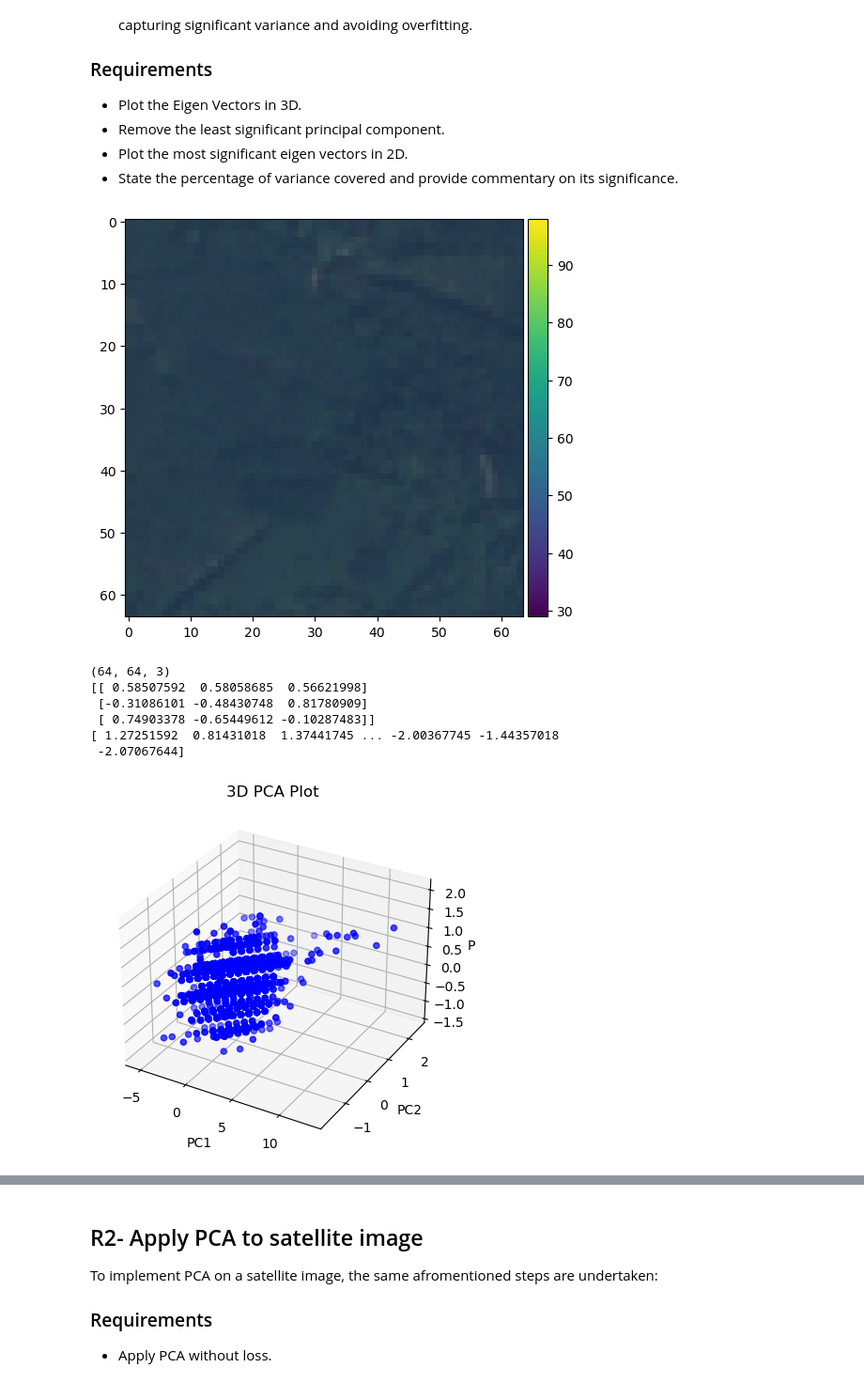
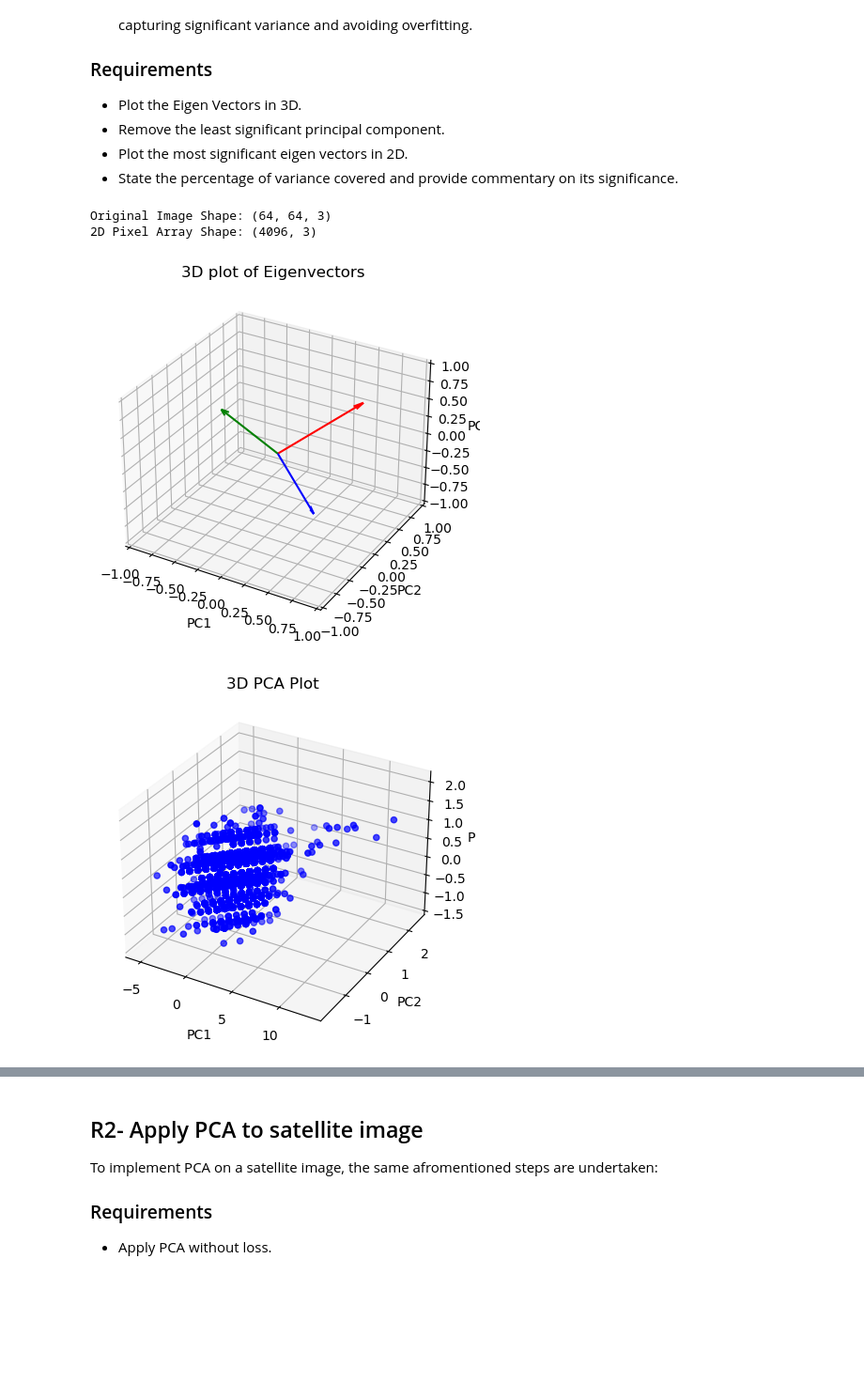
Before and after one commit to yasmineghanem/Satellite-Imaging, a Jupyter notebook: Lab2 - Image Transform/Image Transforms.ipynb, the cells around one changed output, grey strips where cells are left out. Shown at 94% size. Saved outputs shown, nothing was run; the diff lists cells and outputs as text; code cells hidden in the pictures; blank space fills up the shorter version.

```diff
--- a/Lab2 - Image Transform/Image Transforms.ipynb
+++ b/Lab2 - Image Transform/Image Transforms.ipynb
@@ -73,20 +75,17 @@ To implement PCA on an RGB image, the following steps are undertaken:
 
 # TODO: Load the JPG image "Forest_1.jpg"
 forest_image = io.imread('Forest_1.jpg')
-io.imshow(forest_image)
-io.show()
+print("Original Image Shape:", forest_image.shape)
 
 # TODO: Convert the image to a 2D array of pixel values
-print(forest_image.shape)
 height, width, channels = forest_image.shape
 pixel_array = forest_image.reshape((height * width, channels))
-# print(pixel_array)
+print("2D Pixel Array Shape:",pixel_array.shape)
 
 # TODO: Scale the data to have zero mean and unit variance along each feature axis.
 scaler = StandardScaler()
 scaler.fit(pixel_array)
 scaled_pixel_array = scaler.transform(pixel_array)
-# print(scaled_pixel_array)
 
 # TODO: Perform PCA with 3 components
 pca = PCA(n_components=3)
@@ -95,45 +94,80 @@ pca_pixel_array = pca.transform(scaled_pixel_array)
 
 # TODO: Screen plot of the eigen vectors
 eigen_vectors = pca.components_
-print(eigen_vectors)
+eigen_values = pca.explained_variance_
+eigent_values_rarios = pca.explained_variance_ratio_
+
+# Plotting
+fig = plt.figure()
+ax = fig.add_subplot(111, projection='3d')
+
+# Plot eigenvectors in 3D
+origin = [0, 0, 0]
+ax.quiver(*origin, *eigen_vectors[0], length=1, color='r', arrow_length_ratio=0.1)
+ax.quiver(*origin, *eigen_vectors[1], length=1, color='g', arrow_length_ratio=0.1)
+ax.quiver(*origin, *eigen_vectors[2], length=1, color='b', arrow_length_ratio=0.1)
+
+# Set plot limits
+ax.set_xlim([-1, 1])
+ax.set_ylim([-1, 1])
+ax.set_zlim([-1, 1])
+
+# Set labels
+ax.set_xlabel('PC1')
+ax.set_ylabel('PC2')
+ax.set_zlabel('PC3')
+
+
+# Projection of the most significant eigen vectors on the 2D plane
+# ax.view_init(-90,0)
+
+# Show plot
+plt.title('3D plot of Eigenvectors')
+plt.show()
+
+# Plot the PCA transformed data in 3D
 fig = plt.figure()
 ax = fig.add_subplot(111, projection='3d')
 
 # Extract the three principal components
 pc1 = pca_pixel_array[:, 0]
 pc2 = pca_pixel_array[:, 1]
 pc3 = pca_pixel_array[:, 2]
-print(pc1)
 
-# Plot the transformed data in 3D with different colors for each PC
 ax.scatter(pc1, pc2, pc3, c='b', marker='o')
 ax.set_xlabel('PC1')
 ax.set_ylabel('PC2')
 ax.set_zlabel('PC3')
 ax.set_title('3D PCA Plot')
 plt.show()
 
 # TODO: Remove the lowest unimportant PC
-eigent_values = pca.explained_variance_ratio_
-for i, ratio in enumerate(eigent_values):
-    print(f"Explained variance ratio for PC{i+1}: {ratio}")
+most_significant_eigenvectors = eigen_vectors[0:2, :] # the least significant PC is PC3 since it has the lowest eigenvalue so we keep PC1 and PC2
 
-# TODO: Print the covariance matrix, eigenvalues, and eigen vectors and comment on the result.
+# Plot the most significant eigenvectors in 2D
+
+
+
 # Plot the transformed data using only the first and second principal components
 plt.scatter(pc1, pc2, c='b', marker='o')
 
 # Set labels and title
 plt.xlabel('PC1')
 plt.ylabel('PC2')
 plt.title('2D PCA Plot (Top 2 Components)')
 # Show the plot
 plt.show()
+
+# TODO: Print the covariance matrix, eigenvalues, and eigen vectors and comment on the result.
+print("Covariance Matrix:\n", np.cov(pixel_array.T), '\n') # transposed to get the covariance between the columns
+print("Correlation Matrix:\n", np.corrcoef(pixel_array.T), '\n') # transposed to get the correlation between the columns
+print("Eigen Values:\n", eigen_values,'\n')
+print("Eigen Values Ratios:\n", eigent_values_rarios,'\n')
+
+print("Eigen Vectors:\n", eigen_vectors,'\n')
+print("Eigen Vectors of 2 Most Significant PCs:\n", most_significant_eigenvectors,'\n')
 # %% [output]
+Original Image Shape: (64, 64, 3)
+2D Pixel Array Shape: (4096, 3)
-[figure, old version]
+[figure, new version]
-(64, 64, 3)
-[[ 0.58507592  0.58058685  0.56621998]
- [-0.31086101 -0.48430748  0.81780909]
- [ 0.74903378 -0.65449612 -0.10287483]]
-[ 1.27251592  0.81431018  1.37441745 ... -2.00367745 -1.44357018
- -2.07067644]
 [figure]
```
Also changed, not shown: parts of 3 cells of this notebook.
